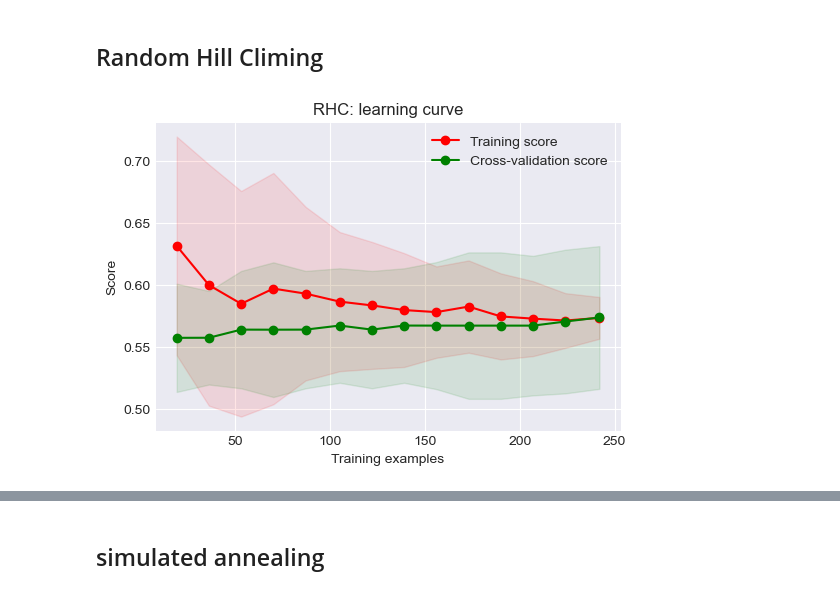
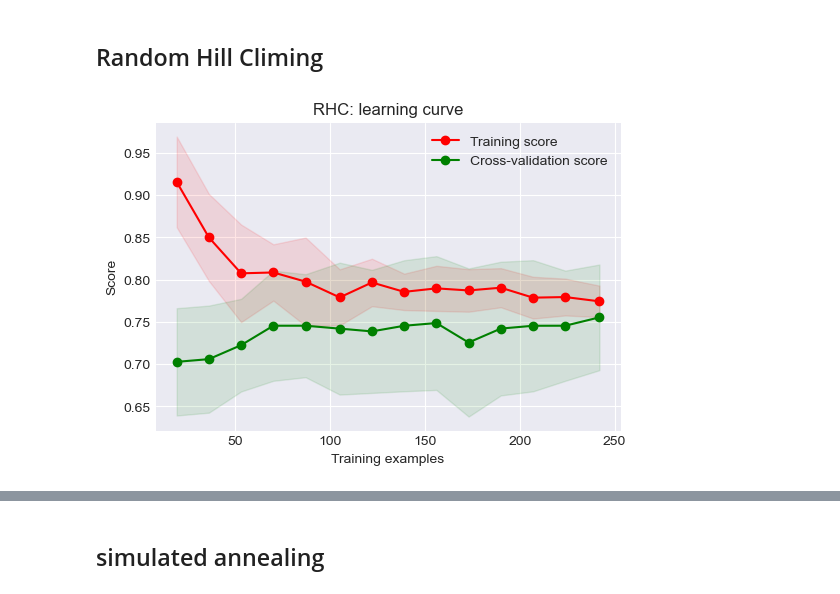
Before and after one commit to Alijafr/ML, a Jupyter notebook: assignment 2/code/Neural_Net.ipynb, the cells around one changed output, grey strips where cells are left out. Drawn from its saved outputs; the diff is of its cells as text; code cells hidden in the pictures.

```diff
--- a/assignment 2/code/Neural_Net.ipynb
+++ b/assignment 2/code/Neural_Net.ipynb
@@ -309,13 +218,13 @@ plt.show()
 ## Random Hill Climing
 # %%
 RHC =  NeuralNetwork(hidden_nodes=[10,], activation='relu',
-                       algorithm='random_hill_climb', max_iters=1000,
-                       bias=True, is_classifier=True,restarts=10, learning_rate=0.01,
-                       early_stopping=False, clip_max=1e10,random_state =102,
+                       algorithm='random_hill_climb', max_iters=6000,
+                       bias=True, is_classifier=True,restarts=10, learning_rate=0.1,
+                       early_stopping=True, clip_max=1e10,random_state =102,
                        max_attempts=100, curve=False)
 title = 'RHC: learning curve'
 plt = plot_learning_curve(RHC,title,X,y.squeeze(1),n_jobs=-1)
 plt.savefig(save_folder+ "RHC_learning_curve.pdf")
 plt.show()
 # %% [output]
-[figure, old version]
+[figure, new version]
```
Also changed, not shown: parts of 43 cells of this notebook, 37 other files.
